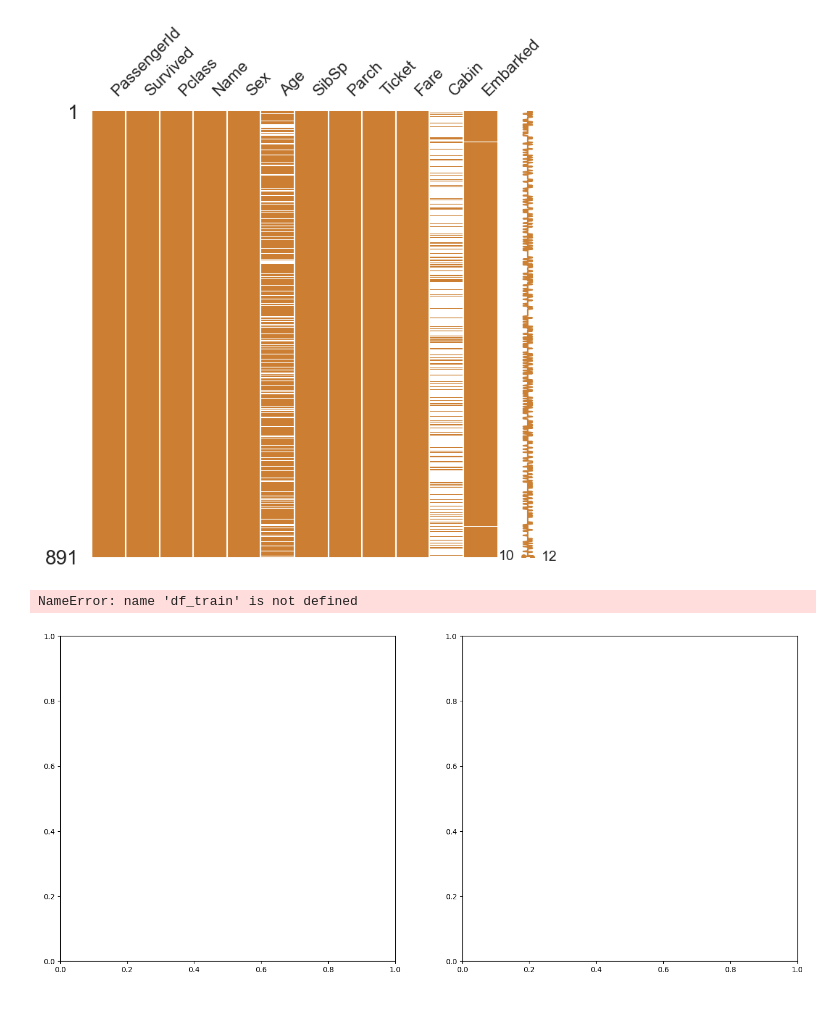
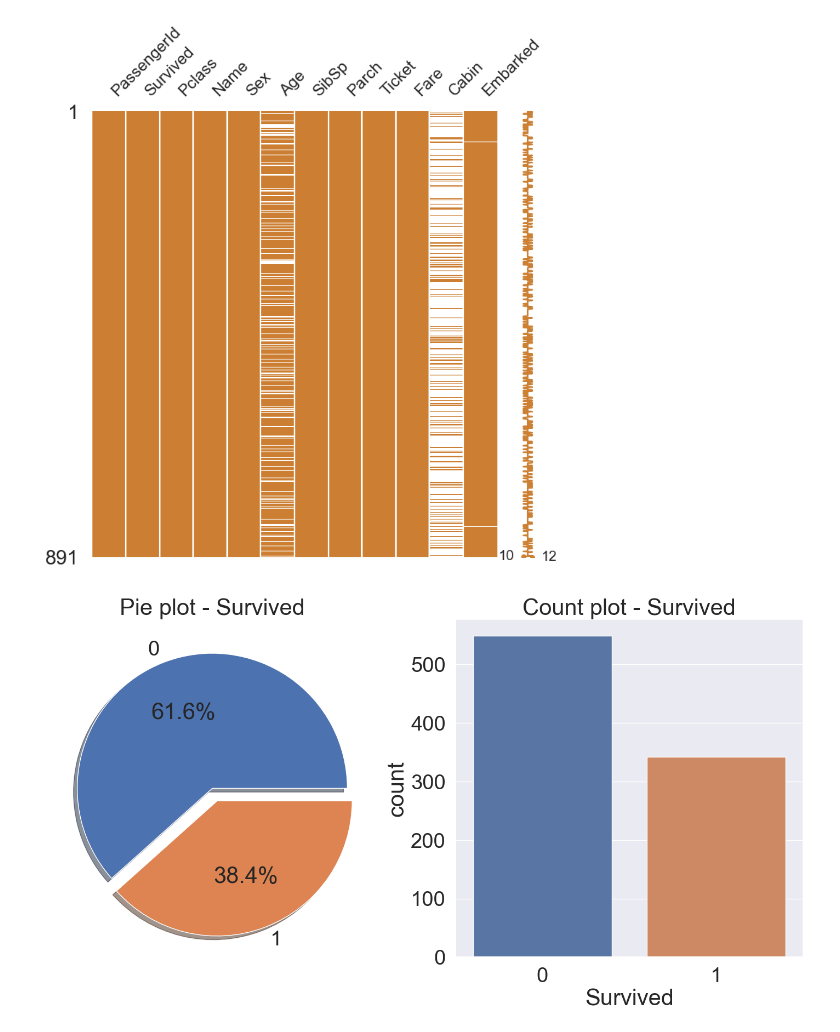
Before and after one commit to color7921/Titanic, a Jupyter notebook: Titanic.ipynb, the cells around one changed output. Cells and saved outputs as stored; diff of their text form; code cells hidden in the pictures.

```diff
--- a/Titanic.ipynb
+++ b/Titanic.ipynb
@@ -122,17 +98,15 @@ msno.matrix(df=df_train.iloc[:, :], figsize=(8, 8), color=(0.8, 0.5, 0.2))
 # %% [output]
 <Axes: >
 [figure]
-# %%
-import matplotlib.pyplot as plt
-f, ax = plt.subplots(1, 2, figsize=(18, 8))
-
-df_train['Survived'].value_counts().plot.pie(explode=[0, 0.1], autopct='%1.1f%%', ax=ax[0], shadow=True)
-ax[0].set_title('Pie plot - Survived')
-ax[0].set_ylabel('')
-sns.countplot('Survived', data=df_train, ax=axa[1])
-ax[1].set_title('Count plot - Survived')
-
-plt.show()
-# %% [output]
-NameError: name 'df_train' is not defined
-[figure, removed]
+# %%
+f, ax = plt.subplots(1, 2, figsize=(18, 8))
+
+df_train['Survived'].value_counts().plot.pie(explode=[0, 0.1], autopct='%1.1f%%', ax=ax[0], shadow=True)
+ax[0].set_title('Pie plot - Survived')
+ax[0].set_ylabel('')
+sns.countplot(x='Survived', data=df_train, ax=ax[1])
+ax[1].set_title('Count plot - Survived')
+
+plt.show()
+# %% [output]
+[figure, added]
```
Also changed, not shown: parts of 9 cells of this notebook, 2 other files.
